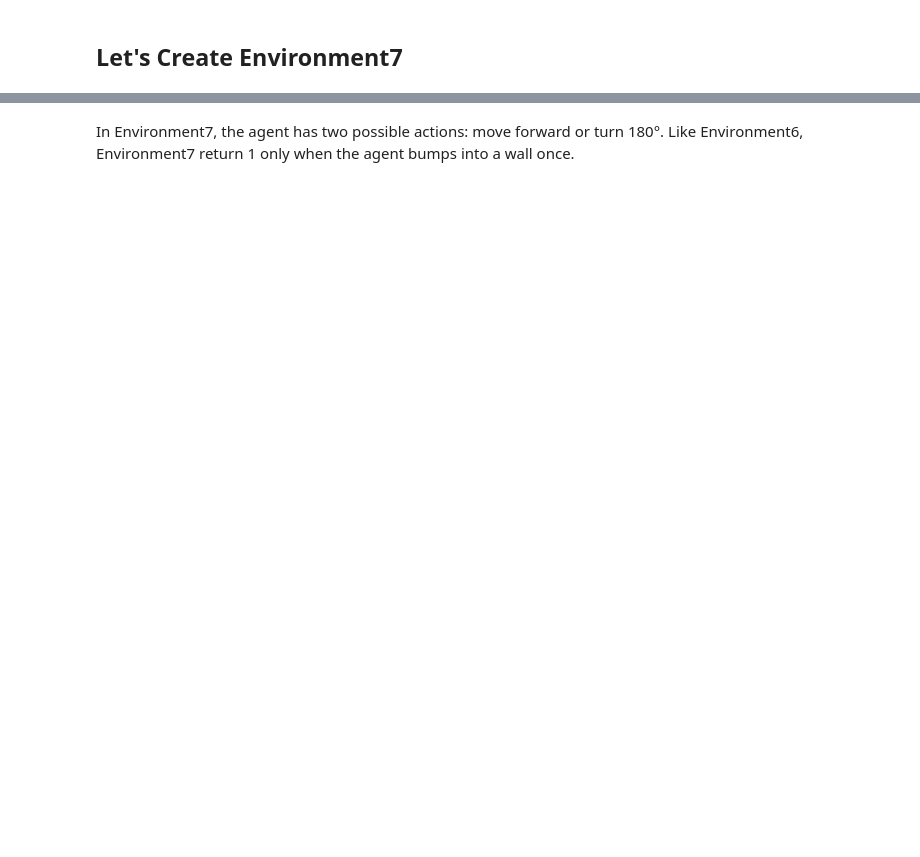
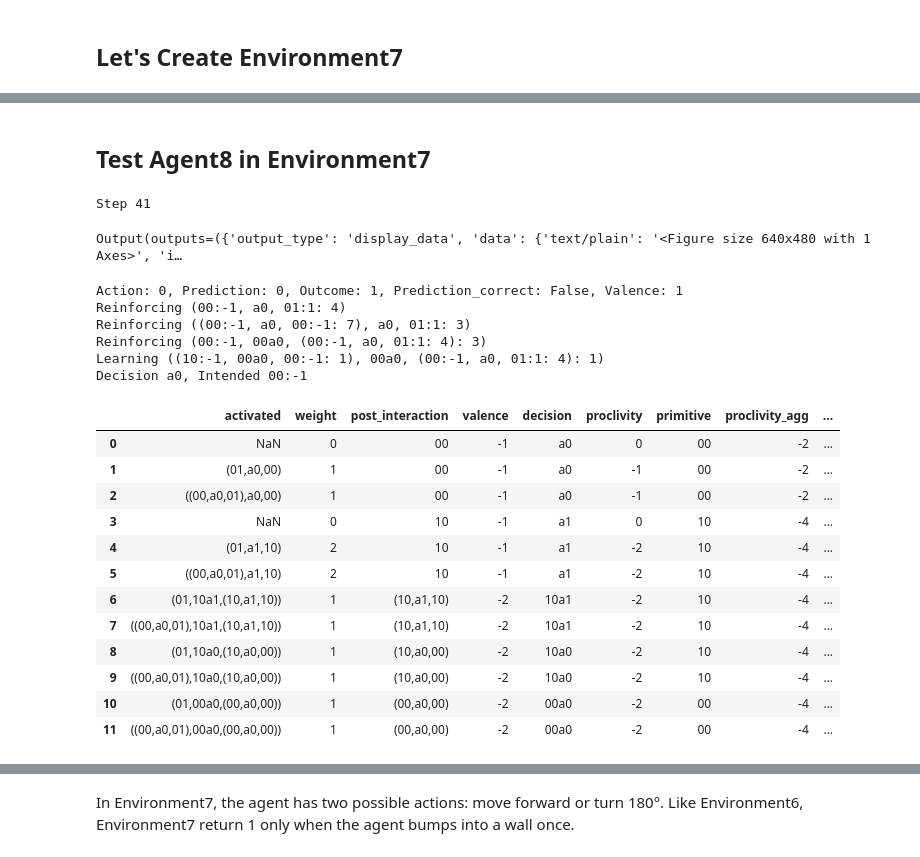
Before and after one commit to PetiteIA/schema_mechanism, a Jupyter notebook: notebooks/agent8.ipynb, the cells around one changed output, grey strips where cells are left out. Saved outputs shown, nothing was run; the diff lists cells and outputs as text; code cells hidden in the pictures; blank space fills up the shorter version.

```diff
--- a/notebooks/agent8.ipynb
+++ b/notebooks/agent8.ipynb
@@ -399,0 +502,2 @@ Decision a1, Intended 11:1
+# %% [markdown]
+## Test Agent8 in Environment7
@@ -399,0 +521,30 @@ Decision a1, Intended 11:1
+# %%
+print(f"Step {step}")
+step += 1
+e.display()
+display(out)
+action = a.action(outcome)
+outcome = e.outcome(action)
+a.proposed_df
+# %% [output]
+Step 41
+Output(outputs=({'output_type': 'display_data', 'data': {'text/plain': '<Figure size 640x480 with 1 Axes>', 'i…
+Action: 0, Prediction: 0, Outcome: 1, Prediction_correct: False, Valence: 1
+Reinforcing (00:-1, a0, 01:1: 4)
+Reinforcing ((00:-1, a0, 00:-1: 7), a0, 01:1: 3)
+Reinforcing (00:-1, 00a0, (00:-1, a0, 01:1: 4): 3)
+Learning ((10:-1, 00a0, 00:-1: 1), 00a0, (00:-1, a0, 01:1: 4): 1)
+Decision a0, Intended 00:-1
+|  | activated | weight | post_interaction | valence | decision | proclivity | primitive | proclivity_agg | ... |
+| 0 | NaN | 0 | 00 | -1 | a0 | 0 | 00 | -2 | ... |
+| 1 | (01,a0,00) | 1 | 00 | -1 | a0 | -1 | 00 | -2 | ... |
+| 2 | ((00,a0,01),a0,00) | 1 | 00 | -1 | a0 | -1 | 00 | -2 | ... |
+| 3 | NaN | 0 | 10 | -1 | a1 | 0 | 10 | -4 | ... |
+| 4 | (01,a1,10) | 2 | 10 | -1 | a1 | -2 | 10 | -4 | ... |
+| 5 | ((00,a0,01),a1,10) | 2 | 10 | -1 | a1 | -2 | 10 | -4 | ... |
+| 6 | (01,10a1,(10,a1,10)) | 1 | (10,a1,10) | -2 | 10a1 | -2 | 10 | -4 | ... |
+| 7 | ((00,a0,01),10a1,(10,a1,10)) | 1 | (10,a1,10) | -2 | 10a1 | -2 | 10 | -4 | ... |
+| 8 | (01,10a0,(10,a0,00)) | 1 | (10,a0,00) | -2 | 10a0 | -2 | 10 | -4 | ... |
+| 9 | ((00,a0,01),10a0,(10,a0,00)) | 1 | (10,a0,00) | -2 | 10a0 | -2 | 10 | -4 | ... |
+| 10 | (01,00a0,(00,a0,00)) | 1 | (00,a0,00) | -2 | 00a0 | -2 | 00 | -4 | ... |
+| 11 | ((00,a0,01),00a0,(00,a0,00)) | 1 | (00,a0,00) | -2 | 00a0 | -2 | 00 | -4 | ... |
```
Also changed, not shown: parts of 16 cells of this notebook, 1 other file.
